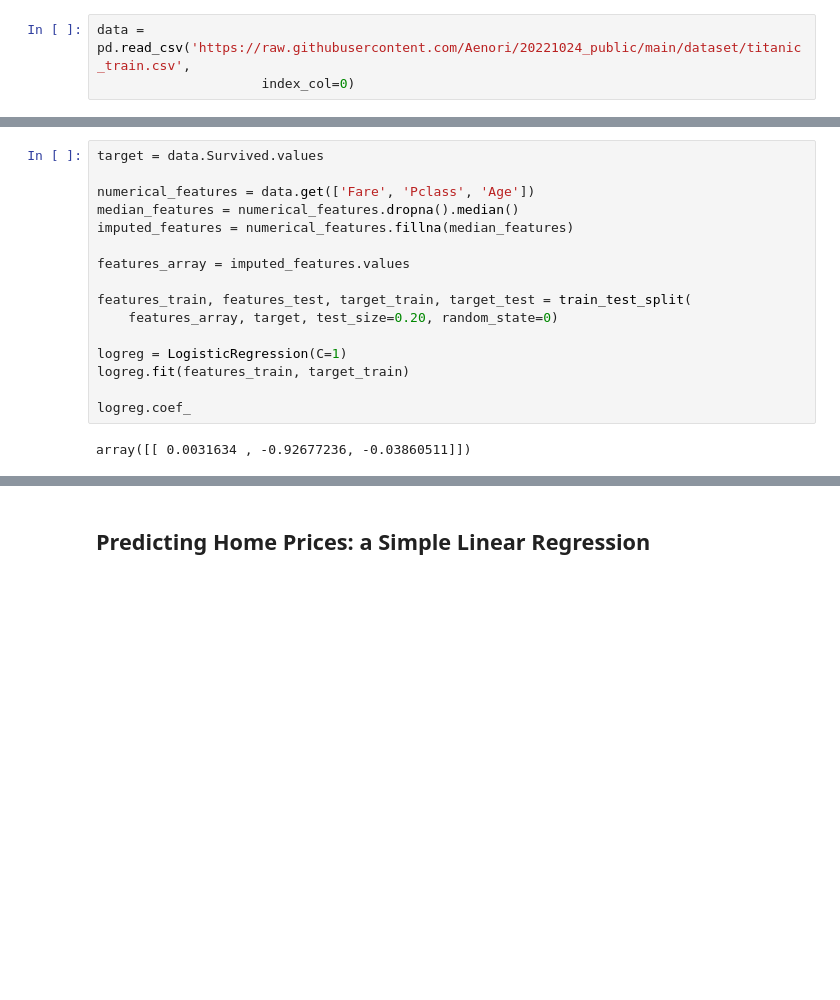
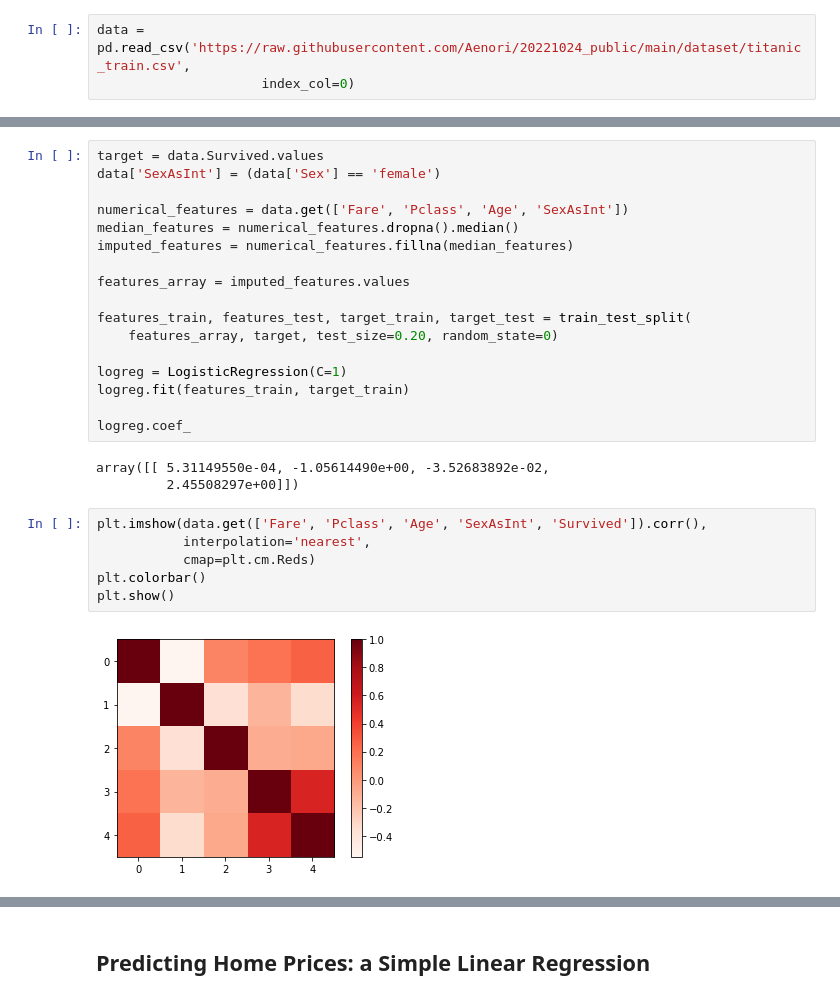
Before and after one commit to Aenori/20221024_public, a Jupyter notebook: jupyter_notebook/D03_scikitlearn_presentation.ipynb, the cells around one changed output, grey strips where cells are left out. Cells and saved outputs as stored; diff of their text form; blank space fills up the shorter version.

```diff
--- a/jupyter_notebook/D03_scikitlearn_presentation.ipynb
+++ b/jupyter_notebook/D03_scikitlearn_presentation.ipynb
@@ -22,7 +33,8 @@ data = pd.read_csv('https://raw.githubusercontent.com/Aenori/20221024_public/mai
 # %%
 target = data.Survived.values
+data['SexAsInt'] = (data['Sex'] == 'female')
 
-numerical_features = data.get(['Fare', 'Pclass', 'Age'])
+numerical_features = data.get(['Fare', 'Pclass', 'Age', 'SexAsInt'])
 median_features = numerical_features.dropna().median()
 imputed_features = numerical_features.fillna(median_features)
 
@@ -36,7 +48,16 @@ logreg.fit(features_train, target_train)
 
 logreg.coef_
 # %% [output]
-array([[ 0.0031634 , -0.92677236, -0.03860511]])
+array([[ 5.31149550e-04, -1.05614490e+00, -3.52683892e-02,
+         2.45508297e+00]])
+# %%
+plt.imshow(data.get(['Fare', 'Pclass', 'Age', 'SexAsInt', 'Survived']).corr(),
+           interpolation='nearest',
+           cmap=plt.cm.Reds)
+plt.colorbar()
+plt.show()
+# %% [output]
+[figure, added]
 # %%
 from sklearn.metrics import confusion_matrix
 
```
Also changed, not shown: parts of 5 cells of this notebook.
